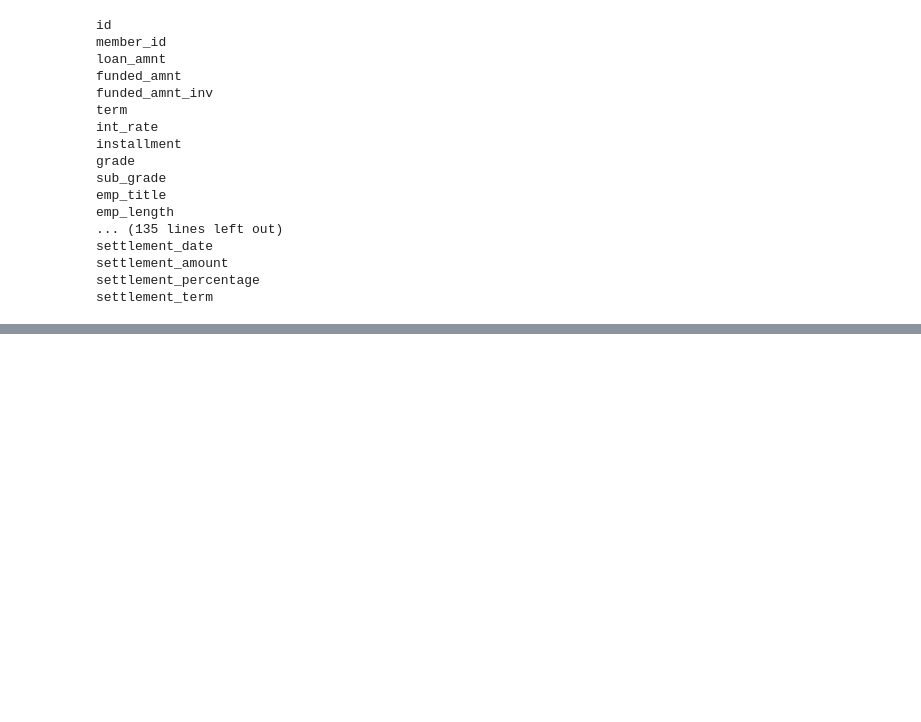
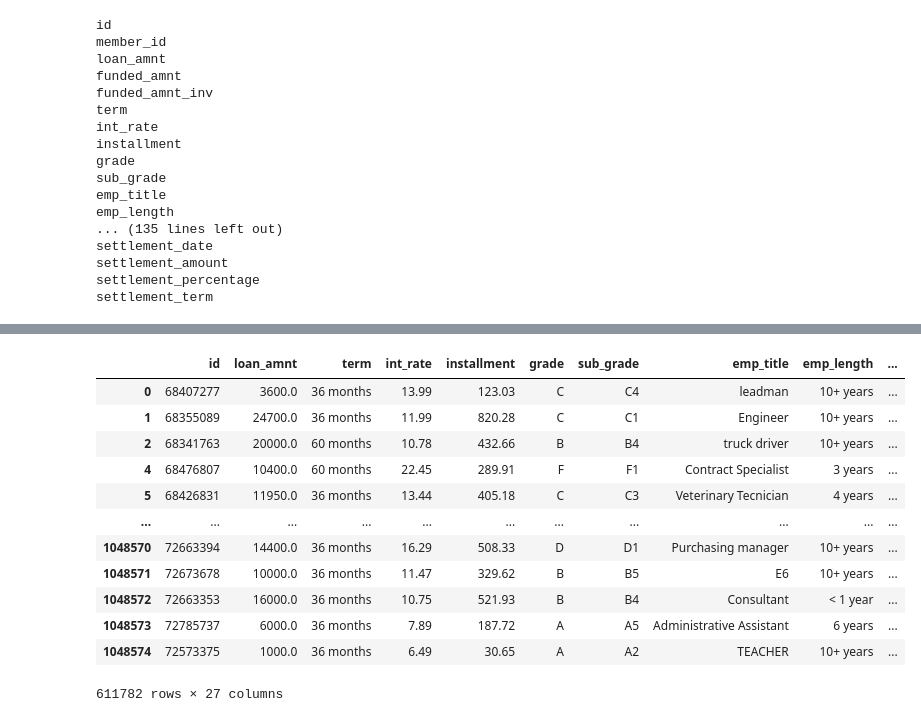
Before and after one commit to shindokl90-lab/Final_ML_Project, a Jupyter notebook: RJ Loan Approval.ipynb, the cells around one changed output, grey strips where cells are left out. Saved outputs shown, nothing was run; the diff lists cells and outputs as text; code cells hidden in the pictures; blank space fills up the shorter version.

```diff
--- a/RJ Loan Approval.ipynb
+++ b/RJ Loan Approval.ipynb
@@ -58,0 +99,2 @@ KeyError: "['funded_amnt_inv,term'] not in index"
+# %%
+loans_filtered=loans_df[(loans_df['loan_status'] == 'Fully Paid') | (loans_df['loan_status'] == 'Charged Off')]
@@ -58,0 +105,16 @@ KeyError: "['funded_amnt_inv,term'] not in index"
+# %%
+loans_filtered
+# %% [output]
+|  | id | loan_amnt | term | int_rate | installment | grade | sub_grade | emp_title | emp_length | ... |
+| 0 | 68407277 | 3600.0 | 36 months | 13.99 | 123.03 | C | C4 | leadman | 10+ years | ... |
+| 1 | 68355089 | 24700.0 | 36 months | 11.99 | 820.28 | C | C1 | Engineer | 10+ years | ... |
+| 2 | 68341763 | 20000.0 | 60 months | 10.78 | 432.66 | B | B4 | truck driver | 10+ years | ... |
+| 4 | 68476807 | 10400.0 | 60 months | 22.45 | 289.91 | F | F1 | Contract Specialist | 3 years | ... |
+| 5 | 68426831 | 11950.0 | 36 months | 13.44 | 405.18 | C | C3 | Veterinary Tecnician | 4 years | ... |
+| ... | ... | ... | ... | ... | ... | ... | ... | ... | ... | ... |
+| 1048570 | 72663394 | 14400.0 | 36 months | 16.29 | 508.33 | D | D1 | Purchasing manager | 10+ years | ... |
+| 1048571 | 72673678 | 10000.0 | 36 months | 11.47 | 329.62 | B | B5 | E6 | 10+ years | ... |
+| 1048572 | 72663353 | 16000.0 | 36 months | 10.75 | 521.93 | B | B4 | Consultant | < 1 year | ... |
+| 1048573 | 72785737 | 6000.0 | 36 months | 7.89 | 187.72 | A | A5 | Administrative Assistant | 6 years | ... |
+| 1048574 | 72573375 | 1000.0 | 36 months | 6.49 | 30.65 | A | A2 | TEACHER | 10+ years | ... |
+611782 rows × 27 columns
```
Also changed, not shown: parts of 9 cells of this notebook.
